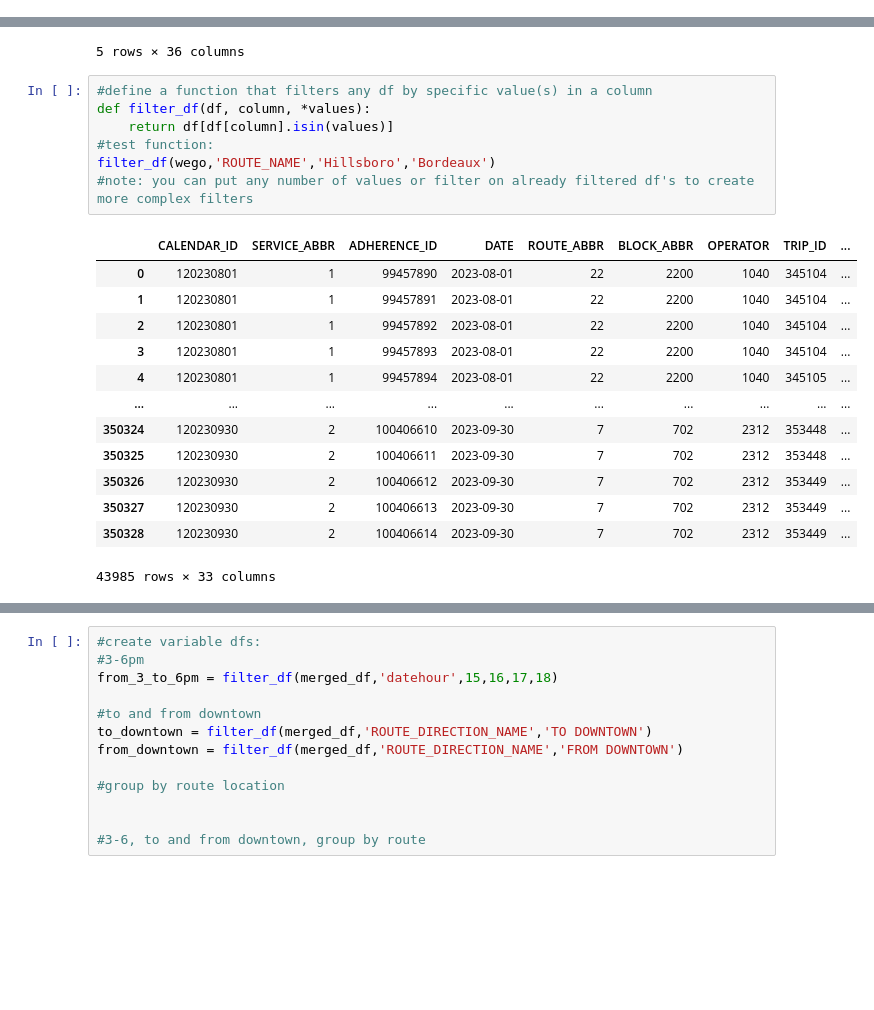
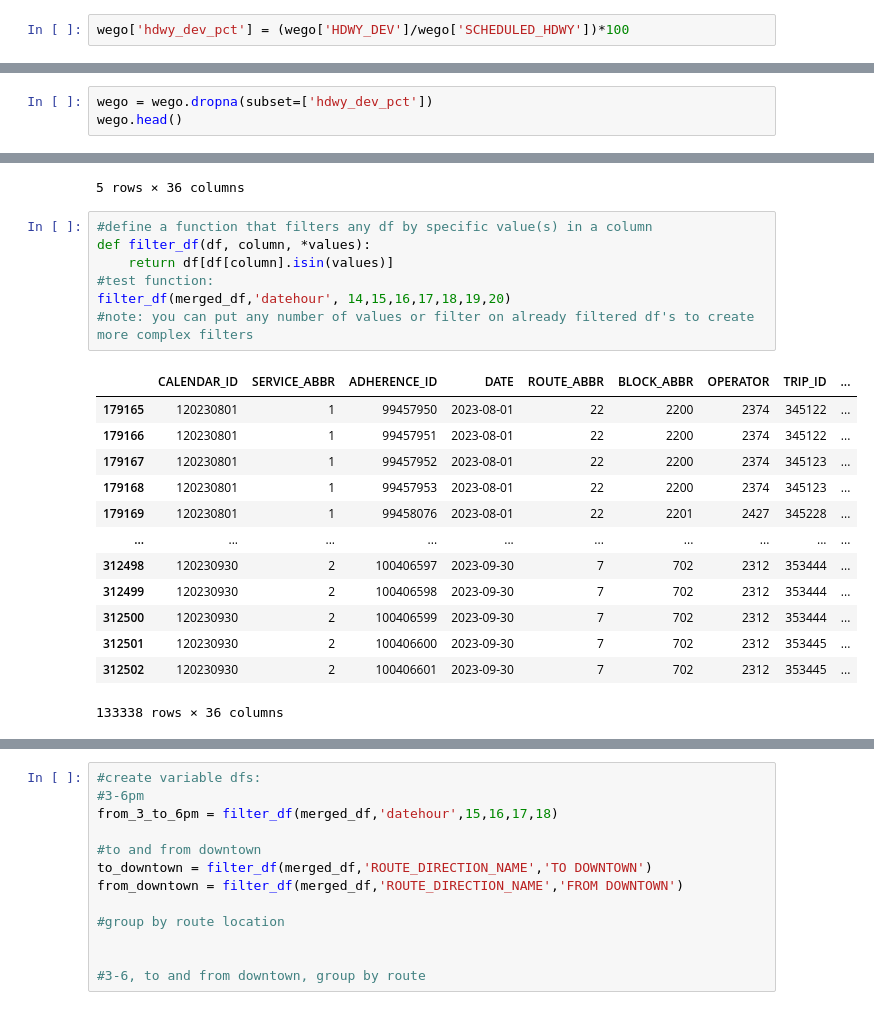
Before and after one commit to NSS-Data-Analytics-Cohort-11/wego-new-california-republic, a Jupyter notebook: notebooks/WeGo Data Introduction.ipynb, the cells around one changed output, grey strips where cells are left out. Cells and saved outputs as stored; diff of their text form; blank space fills up the shorter version.

```diff
--- a/notebooks/WeGo Data Introduction.ipynb
+++ b/notebooks/WeGo Data Introduction.ipynb
@@ -348,3 +348,5 @@ plt.xlim(-25, 25)
 plt.show()
 # %% [output]
 [figure]
+# %%
+wego['hdwy_dev_pct'] = (wego['HDWY_DEV']/wego['SCHEDULED_HDWY'])*100
@@ -350,0 +361,3 @@ plt.show()
+# %%
+wego = wego.dropna(subset=['hdwy_dev_pct'])
+wego.head()
@@ -804,21 +856,21 @@ merged_df.head()
 # %%
 #define a function that filters any df by specific value(s) in a column
 def filter_df(df, column, *values):
     return df[df[column].isin(values)]
 #test function:
-filter_df(wego,'ROUTE_NAME','Hillsboro','Bordeaux')
+filter_df(merged_df,'datehour', 14,15,16,17,18,19,20)
 #note: you can put any number of values or filter on already filtered df's to create more complex filters
 # %% [output]
 |  | CALENDAR_ID | SERVICE_ABBR | ADHERENCE_ID | DATE | ROUTE_ABBR | BLOCK_ABBR | OPERATOR | TRIP_ID | ... |
-| 0 | 120230801 | 1 | 99457890 | 2023-08-01 | 22 | 2200 | 1040 | 345104 | ... |
-| 1 | 120230801 | 1 | 99457891 | 2023-08-01 | 22 | 2200 | 1040 | 345104 | ... |
-| 2 | 120230801 | 1 | 99457892 | 2023-08-01 | 22 | 2200 | 1040 | 345104 | ... |
-| 3 | 120230801 | 1 | 99457893 | 2023-08-01 | 22 | 2200 | 1040 | 345104 | ... |
-| 4 | 120230801 | 1 | 99457894 | 2023-08-01 | 22 | 2200 | 1040 | 345105 | ... |
+| 179165 | 120230801 | 1 | 99457950 | 2023-08-01 | 22 | 2200 | 2374 | 345122 | ... |
+| 179166 | 120230801 | 1 | 99457951 | 2023-08-01 | 22 | 2200 | 2374 | 345122 | ... |
+| 179167 | 120230801 | 1 | 99457952 | 2023-08-01 | 22 | 2200 | 2374 | 345123 | ... |
+| 179168 | 120230801 | 1 | 99457953 | 2023-08-01 | 22 | 2200 | 2374 | 345123 | ... |
+| 179169 | 120230801 | 1 | 99458076 | 2023-08-01 | 22 | 2201 | 2427 | 345228 | ... |
 | ... | ... | ... | ... | ... | ... | ... | ... | ... | ... |
-| 350324 | 120230930 | 2 | 100406610 | 2023-09-30 | 7 | 702 | 2312 | 353448 | ... |
-| 350325 | 120230930 | 2 | 100406611 | 2023-09-30 | 7 | 702 | 2312 | 353448 | ... |
-| 350326 | 120230930 | 2 | 100406612 | 2023-09-30 | 7 | 702 | 2312 | 353449 | ... |
-| 350327 | 120230930 | 2 | 100406613 | 2023-09-30 | 7 | 702 | 2312 | 353449 | ... |
-| 350328 | 120230930 | 2 | 100406614 | 2023-09-30 | 7 | 702 | 2312 | 353449 | ... |
+| 312498 | 120230930 | 2 | 100406597 | 2023-09-30 | 7 | 702 | 2312 | 353444 | ... |
+| 312499 | 120230930 | 2 | 100406598 | 2023-09-30 | 7 | 702 | 2312 | 353444 | ... |
+| 312500 | 120230930 | 2 | 100406599 | 2023-09-30 | 7 | 702 | 2312 | 353444 | ... |
+| 312501 | 120230930 | 2 | 100406600 | 2023-09-30 | 7 | 702 | 2312 | 353445 | ... |
+| 312502 | 120230930 | 2 | 100406601 | 2023-09-30 | 7 | 702 | 2312 | 353445 | ... |
-43985 rows × 33 columns
+133338 rows × 36 columns
```
Also changed, not shown: parts of 15 cells of this notebook.
